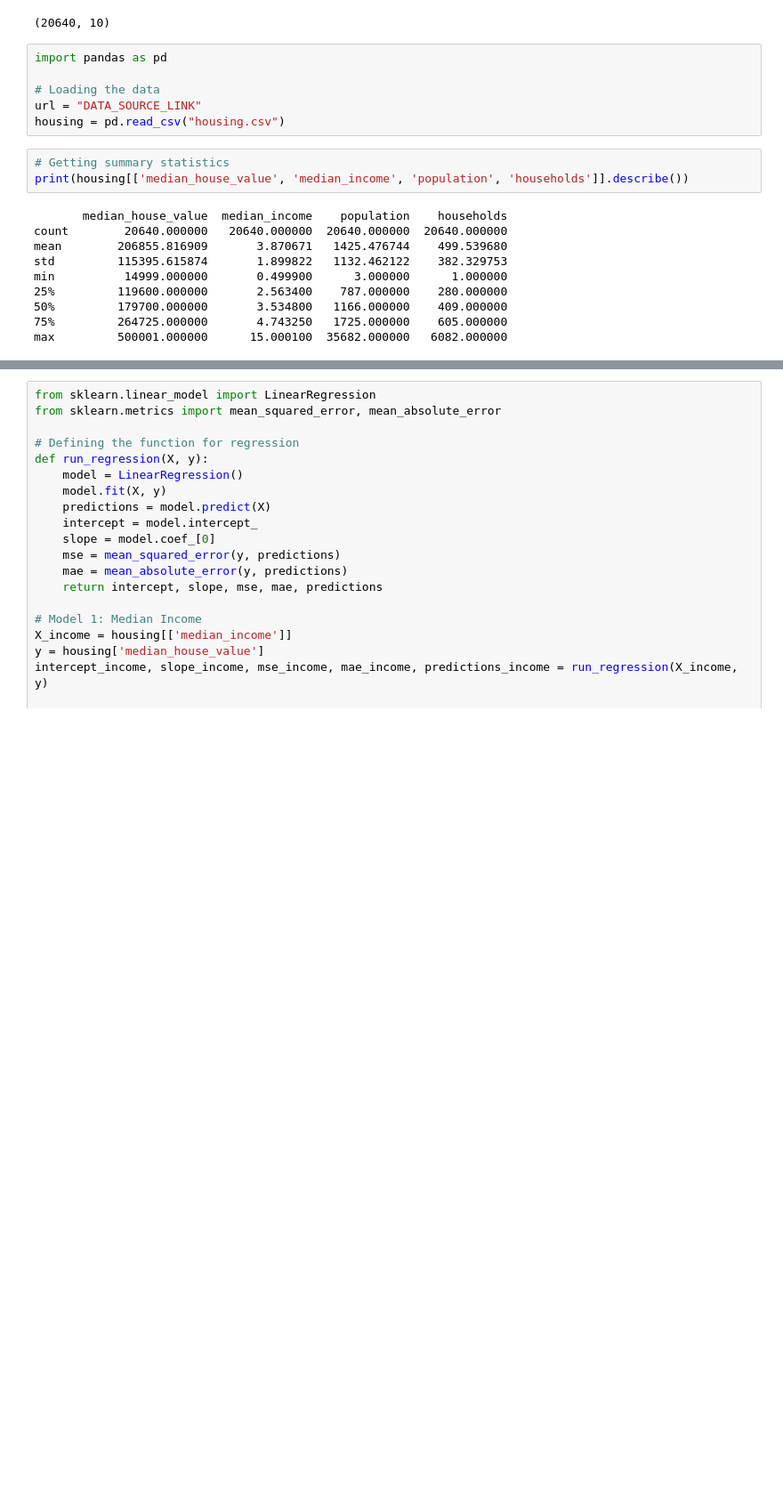
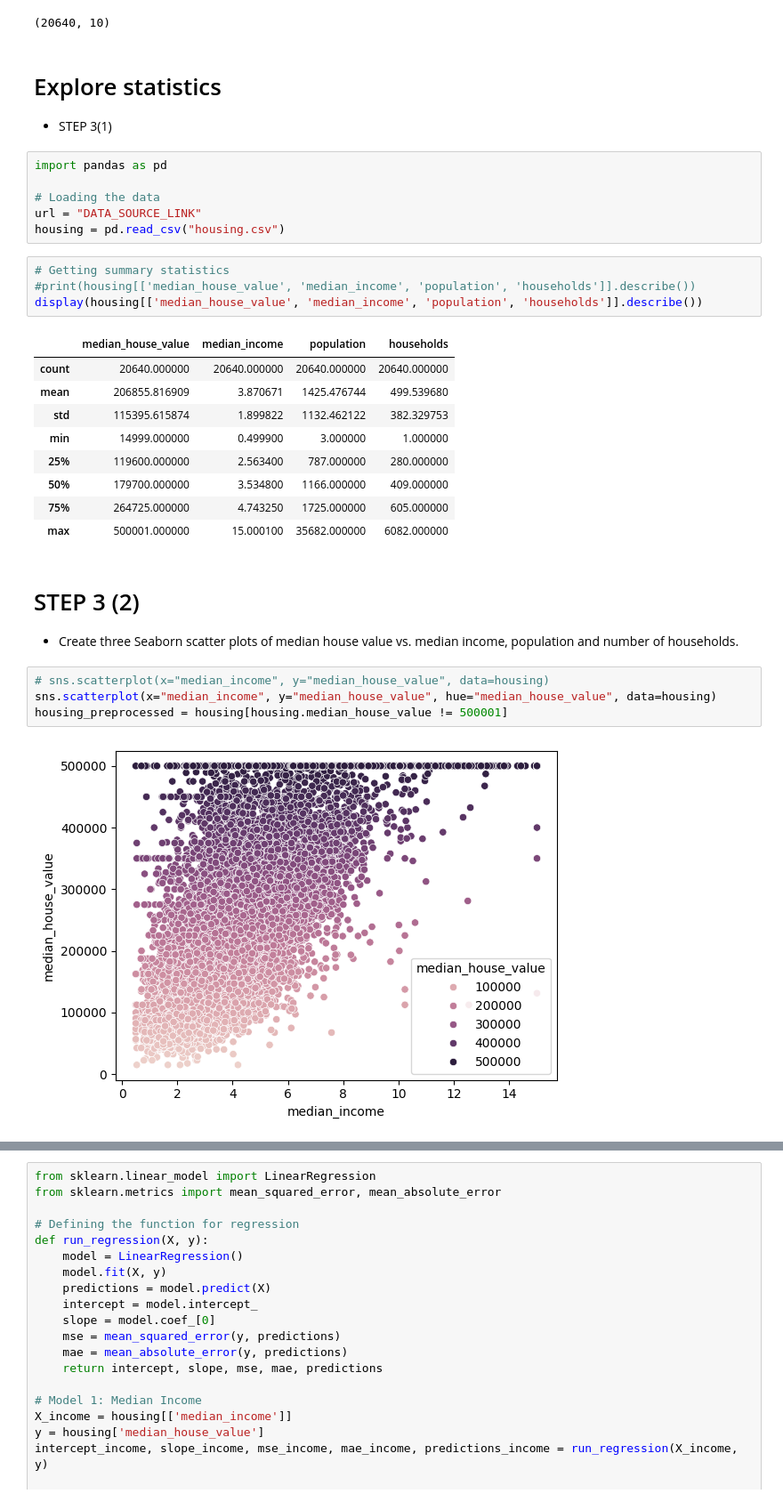
Before and after one commit to prashansarathod/CSCN8010-labs, a Jupyter notebook: Practical 1.ipynb, the cells around one changed output, grey strips where cells are left out. Shown at 89% size. Drawn from its saved outputs; the diff is of its cells as text; blank space fills up the shorter version.

```diff
--- a/Practical 1.ipynb
+++ b/Practical 1.ipynb
@@ -94,6 +79,9 @@ len(housing)
 housing.shape
 # %% [output]
 (20640, 10)
+# %% [markdown]
+#  Explore statistics
+* STEP 3(1)
 # %%
 import pandas as pd
 
@@ -102,14 +90,24 @@ url = "DATA_SOURCE_LINK"
 housing = pd.read_csv("housing.csv")
 # %%
 # Getting summary statistics
-print(housing[['median_house_value', 'median_income', 'population', 'households']].describe())
+#print(housing[['median_house_value', 'median_income', 'population', 'households']].describe())
+display(housing[['median_house_value', 'median_income', 'population', 'households']].describe())
 # %% [output]
-       median_house_value  median_income    population    households
-count        20640.000000   20640.000000  20640.000000  20640.000000
-mean        206855.816909       3.870671   1425.476744    499.539680
-std         115395.615874       1.899822   1132.462122    382.329753
-min          14999.000000       0.499900      3.000000      1.000000
-25%         119600.000000       2.563400    787.000000    280.000000
-50%         179700.000000       3.534800   1166.000000    409.000000
-75%         264725.000000       4.743250   1725.000000    605.000000
-max         500001.000000      15.000100  35682.000000   6082.000000
+|  | median_house_value | median_income | population | households |
+| count | 20640.000000 | 20640.000000 | 20640.000000 | 20640.000000 |
+| mean | 206855.816909 | 3.870671 | 1425.476744 | 499.539680 |
+| std | 115395.615874 | 1.899822 | 1132.462122 | 382.329753 |
+| min | 14999.000000 | 0.499900 | 3.000000 | 1.000000 |
+| 25% | 119600.000000 | 2.563400 | 787.000000 | 280.000000 |
+| 50% | 179700.000000 | 3.534800 | 1166.000000 | 409.000000 |
+| 75% | 264725.000000 | 4.743250 | 1725.000000 | 605.000000 |
+| max | 500001.000000 | 15.000100 | 35682.000000 | 6082.000000 |
+# %% [markdown]
+# STEP 3 (2)
+* Create three Seaborn scatter plots of median house value vs. median income, population and number of households.
+# %%
+# sns.scatterplot(x="median_income", y="median_house_value", data=housing)
+sns.scatterplot(x="median_income", y="median_house_value", hue="median_house_value", data=housing)
+housing_preprocessed = housing[housing.median_house_value != 500001]
+# %% [output]
+[figure, added]
```
Also changed, not shown: parts of 29 cells of this notebook.
